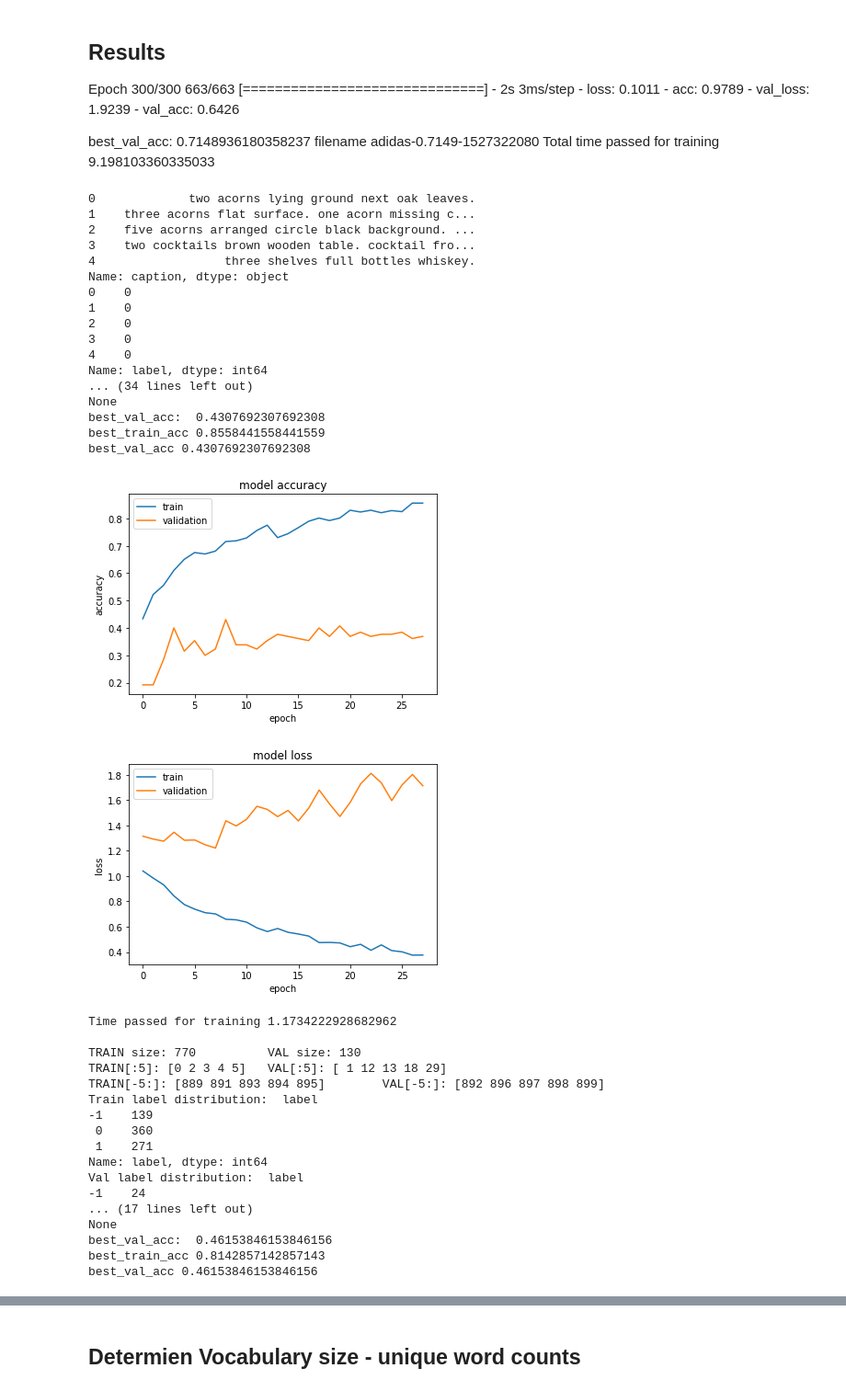
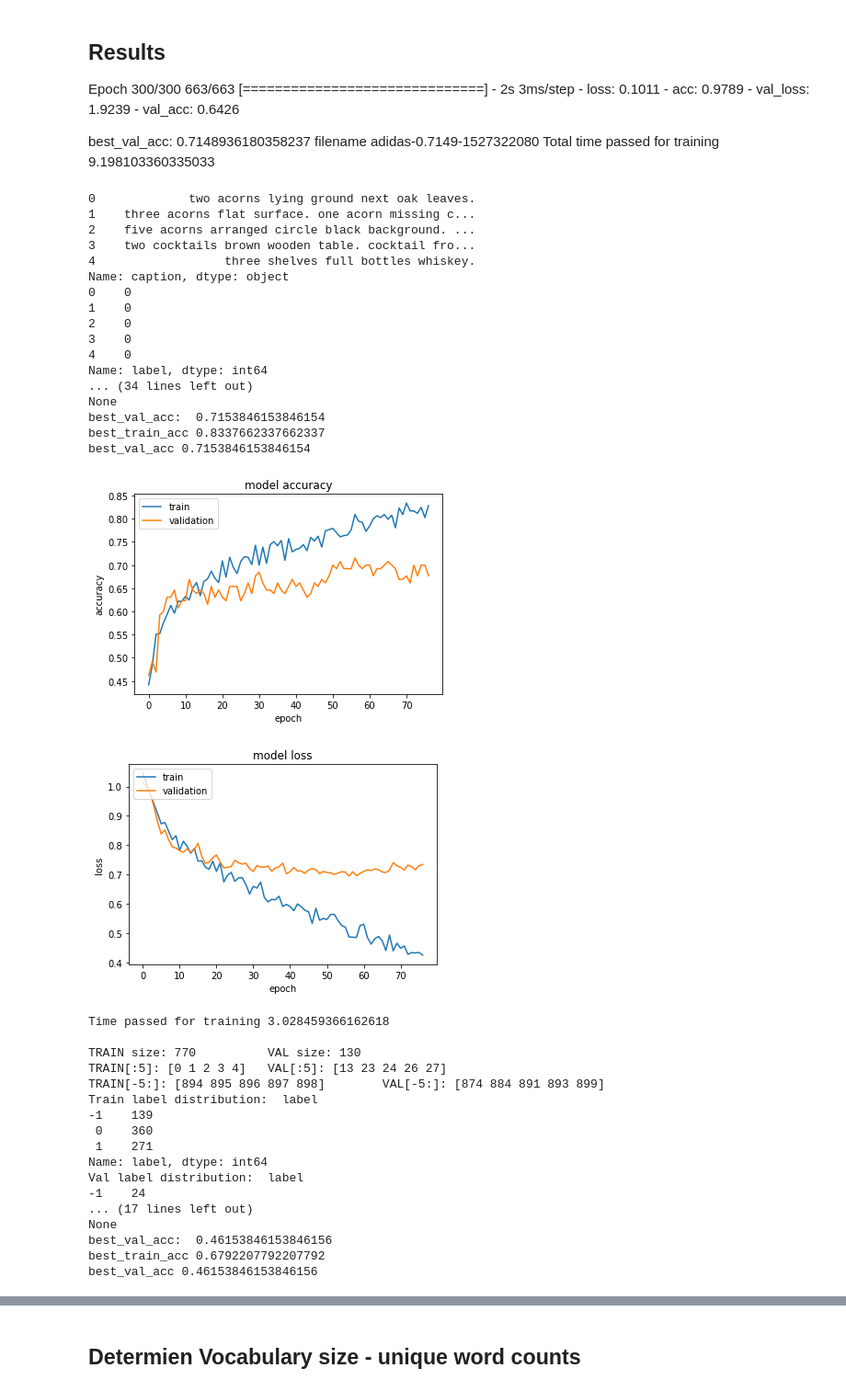
Before and after one commit to elkhand/human-emotions-classifier, a Jupyter notebook: Keras-LSTM-based sentiment analysis of OASIS dataset captions.ipynb, the cells around one changed output, grey strips where cells are left out. Shown at 92% size. Saved outputs shown, nothing was run; the diff lists cells and outputs as text; code cells hidden in the pictures.

Commit message:
Cross-validation val accuracy results: 0.56% (+/- 0.15%) model.add(GRU(max_seq_len, dropout=0.65, recurrent_dropout=0.35))

```diff
--- a/Keras-LSTM-based sentiment analysis of OASIS dataset captions.ipynb
+++ b/Keras-LSTM-based sentiment analysis of OASIS dataset captions.ipynb
@@ -290,7 +290,7 @@ def build_model(isBinaryClassification, isF1Enabled, max_seq_len, num_of_classes
     #, dropout=dropout, recurrent_dropout=recurrent_dropout
     #model.add(GRU(max_seq_len,return_sequences=True, recurrent_dropout=recurrent_dropout))
     #model.add(Dropout(dropout))
-    model.add(GRU(max_seq_len, dropout=0.3, recurrent_dropout=0.35))
+    model.add(GRU(max_seq_len, dropout=0.65, recurrent_dropout=0.35))
     #model.add(Dropout(0.3))
 
 
@@ -432,43 +432,43 @@ kfold_splits = 7
 
 
 embedding_dimension = 300
 class_to_index = {}
 index_to_class = {}
 #max_seq_len = 40
 start = time.time()
 isBinaryClassification = False
 isF1Enabled = False
 history = train_StratifiedKFold(isBinaryClassification, isF1Enabled)
 #dataset_path = caption_to_label_dataset_path + "/" +'human-train.csv'
 #val_dataset_path = caption_to_label_dataset_path + "/" +'human-val.csv'
 #history = train()
 end = time.time()
 print("Total time passed for training", (end-start)/60)
 # %% [output]
 0             two acorns lying ground next oak leaves.
 1    three acorns flat surface. one acorn missing c...
 2    five acorns arranged circle black background. ...
 3    two cocktails brown wooden table. cocktail fro...
 4                  three shelves full bottles whiskey.
 Name: caption, dtype: object
 0    0
 1    0
 2    0
 3    0
 4    0
 Name: label, dtype: int64
 ... (34 lines left out)
 None
-best_val_acc:  0.4307692307692308
-best_train_acc 0.8558441558441559
-best_val_acc 0.4307692307692308
+best_val_acc:  0.7153846153846154
+best_train_acc 0.8337662337662337
+best_val_acc 0.7153846153846154
-[figure, old version]
+[figure, new version]
-[figure, old version]
+[figure, new version]
-Time passed for training 1.1734222928682962
+Time passed for training 3.028459366162618
 
 TRAIN size: 770          VAL size: 130
-TRAIN[:5]: [0 2 3 4 5]   VAL[:5]: [ 1 12 13 18 29]
-TRAIN[-5:]: [889 891 893 894 895]        VAL[-5:]: [892 896 897 898 899]
+TRAIN[:5]: [0 1 2 3 4]   VAL[:5]: [13 23 24 26 27]
+TRAIN[-5:]: [894 895 896 897 898]        VAL[-5:]: [874 884 891 893 899]
 Train label distribution:  label
 -1    139
  0    360
@@ -479,5 +479,5 @@ Val label distribution:  label
 ... (17 lines left out)
 None
 best_val_acc:  0.46153846153846156
-best_train_acc 0.8142857142857143
+best_train_acc 0.6792207792207792
 best_val_acc 0.46153846153846156
```
Also changed, not shown: parts of 1 cell of this notebook, 50 other files.
